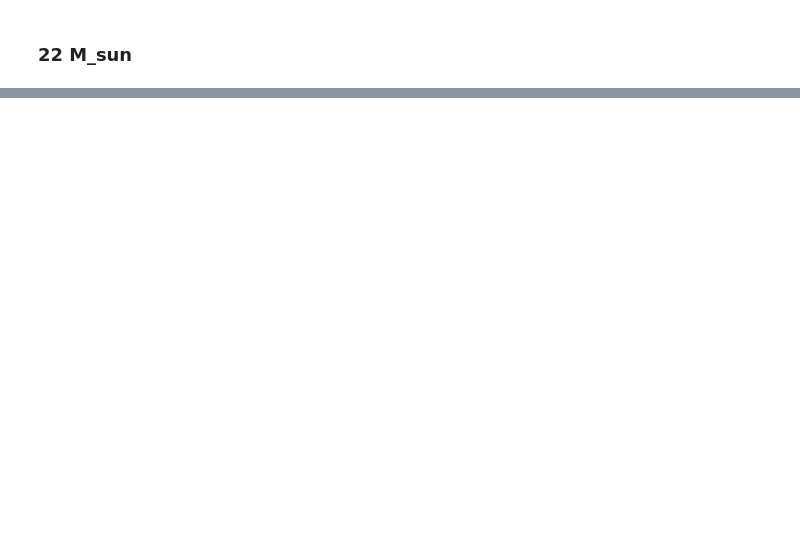
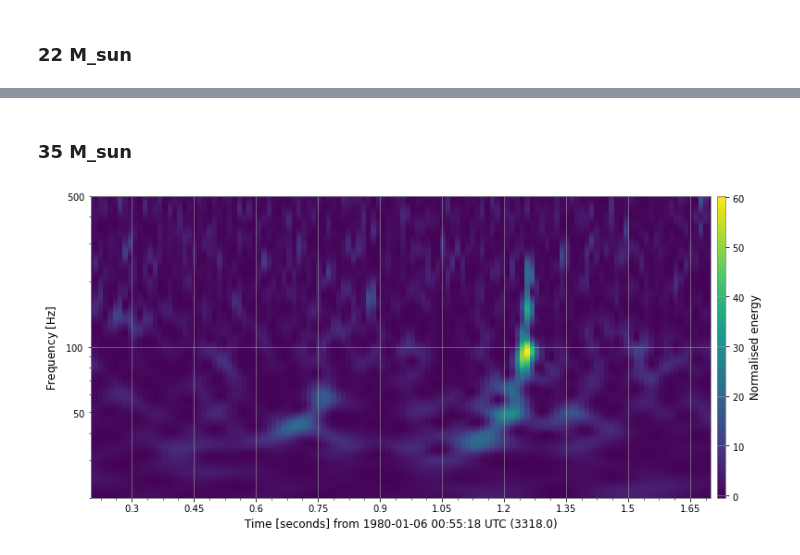
Before and after one commit to SYLau/odw-2022, a Jupyter notebook: Challenge/Data_challenge_4d.ipynb, the cells around one changed output, grey strips where cells are left out. Cells and saved outputs as stored; diff of their text form; code cells hidden in the pictures; blank space fills up the shorter version.

```diff
--- a/Challenge/Data_challenge_4d.ipynb
+++ b/Challenge/Data_challenge_4d.ipynb
@@ -89,0 +118,10 @@ challenge_q_transform(gwpy_strain,f[0],f[1],q[0],q[1],t[0],t[1])
+# %% [markdown]
+### 35 M_sun
+# %%
+t0 = 3319
+t = [t0-0.8,t0+0.7]
+q = [10,20]
+f = [20,500]
+challenge_q_transform_high_m(gwpy_strain,f[0],f[1],q[0],q[1],t0,t[0],t[1])
+# %% [output]
+[figure, added]
```
Also changed, not shown: parts of 8 cells of this notebook.
